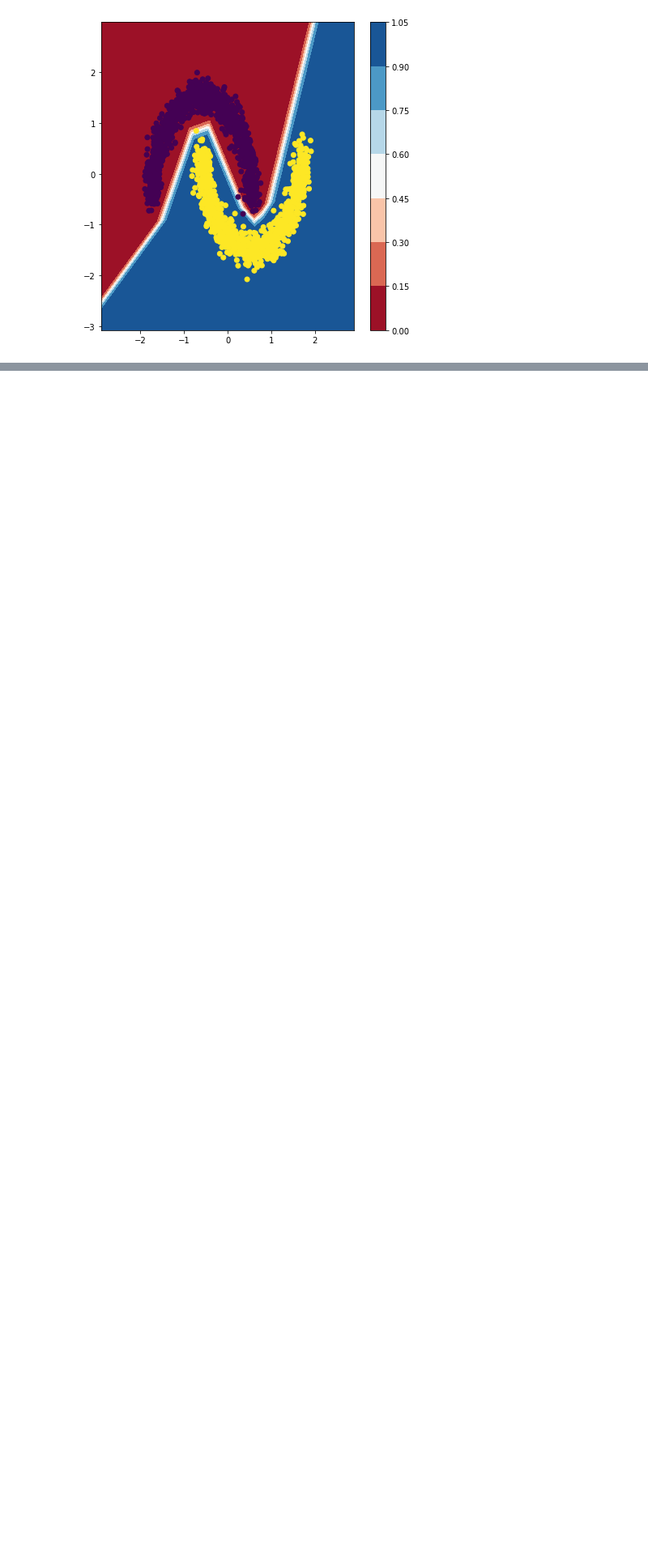
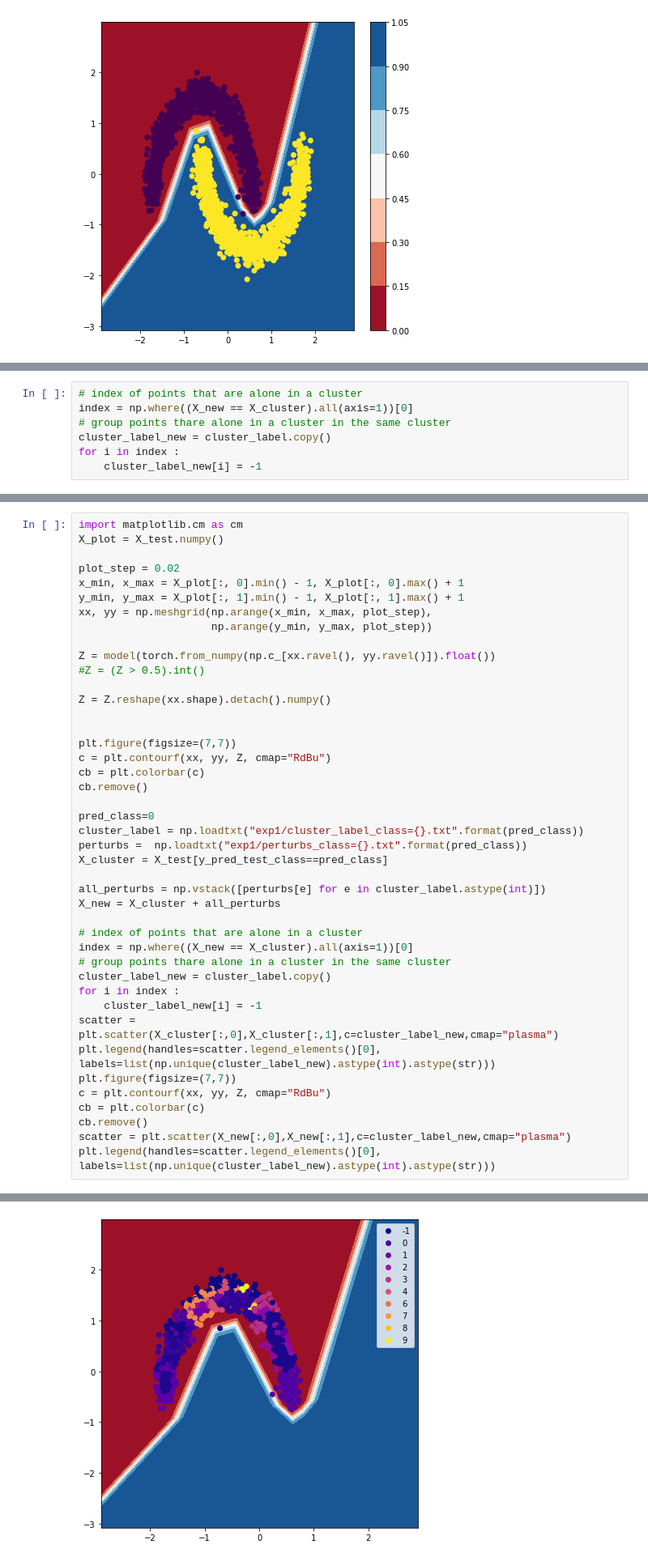
Before and after one commit to twi09/group_counterfactuals, a Jupyter notebook: Idea_group_counterfactuals.ipynb, the cells around one changed output, grey strips where cells are left out. Shown at 81% size. Drawn from its saved outputs; the diff is of its cells as text; blank space fills up the shorter version.

Commit message:
improve visualization

```diff
--- a/Idea_group_counterfactuals.ipynb
+++ b/Idea_group_counterfactuals.ipynb
@@ -231,0 +179,7 @@ plt.scatter(X_new[:,0],X_new[:,1],c=cluster_label,cmap="inferno")
+# %%
+# index of points that are alone in a cluster
+index = np.where((X_new == X_cluster).all(axis=1))[0]
+# group points thare alone in a cluster in the same cluster
+cluster_label_new = cluster_label.copy()
+for i in index :
+    cluster_label_new[i] = -1
@@ -231,0 +206,44 @@ plt.scatter(X_new[:,0],X_new[:,1],c=cluster_label,cmap="inferno")
+# %%
+import matplotlib.cm as cm
+X_plot = X_test.numpy()
+
+plot_step = 0.02
+x_min, x_max = X_plot[:, 0].min() - 1, X_plot[:, 0].max() + 1
+y_min, y_max = X_plot[:, 1].min() - 1, X_plot[:, 1].max() + 1
+xx, yy = np.meshgrid(np.arange(x_min, x_max, plot_step),
+                     np.arange(y_min, y_max, plot_step))
+
+Z = model(torch.from_numpy(np.c_[xx.ravel(), yy.ravel()]).float())
+#Z = (Z > 0.5).int()
+
+Z = Z.reshape(xx.shape).detach().numpy()
+
+
+plt.figure(figsize=(7,7))
+c = plt.contourf(xx, yy, Z, cmap="RdBu")
+cb = plt.colorbar(c)
+cb.remove()
+
+pred_class=0
+cluster_label = np.loadtxt("exp1/cluster_label_class={}.txt".format(pred_class))
+perturbs =  np.loadtxt("exp1/perturbs_class={}.txt".format(pred_class))
+X_cluster = X_test[y_pred_test_class==pred_class]
+
+all_perturbs = np.vstack([perturbs[e] for e in cluster_label.astype(int)])
+X_new = X_cluster + all_perturbs
+
+# index of points that are alone in a cluster
+index = np.where((X_new == X_cluster).all(axis=1))[0]
+# group points thare alone in a cluster in the same cluster
+cluster_label_new = cluster_label.copy()
+for i in index :
+    cluster_label_new[i] = -1
+scatter = plt.scatter(X_cluster[:,0],X_cluster[:,1],c=cluster_label_new,cmap="plasma")
+plt.legend(handles=scatter.legend_elements()[0], labels=list(np.unique(cluster_label_new).astype(int).astype(str)))
+plt.figure(figsize=(7,7))
+c = plt.contourf(xx, yy, Z, cmap="RdBu")
+cb = plt.colorbar(c)
+cb.remove()
+scatter = plt.scatter(X_new[:,0],X_new[:,1],c=cluster_label_new,cmap="plasma")
+plt.legend(handles=scatter.legend_elements()[0], labels=list(np.unique(cluster_label_new).astype(int).astype(str)))
+# %% [output]
@@ -231,0 +251 @@ plt.scatter(X_new[:,0],X_new[:,1],c=cluster_label,cmap="inferno")
+[figure, added]
```
Also changed, not shown: parts of 12 cells of this notebook.
